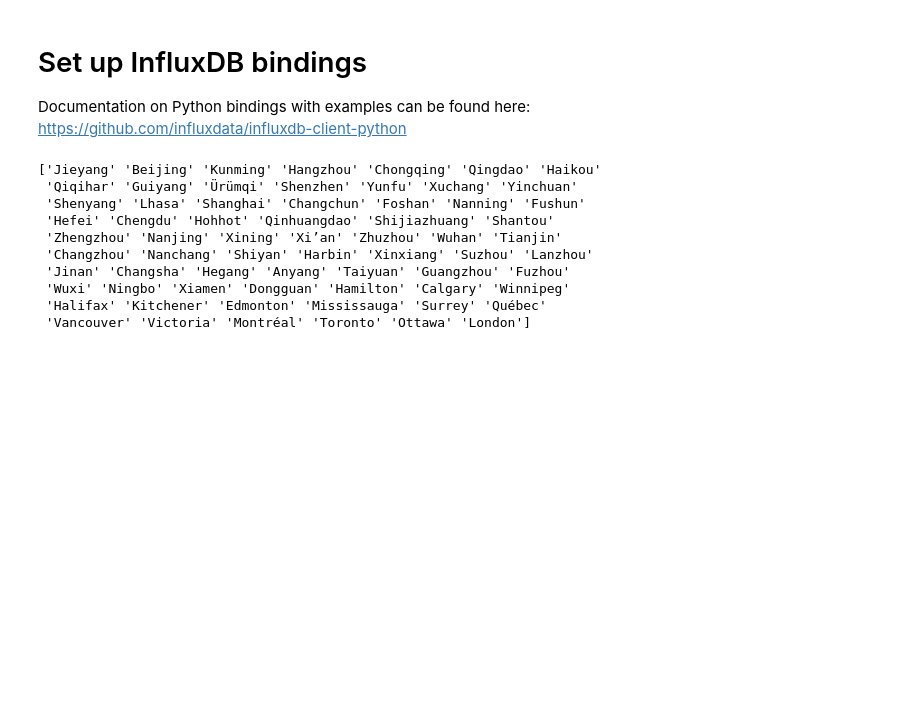
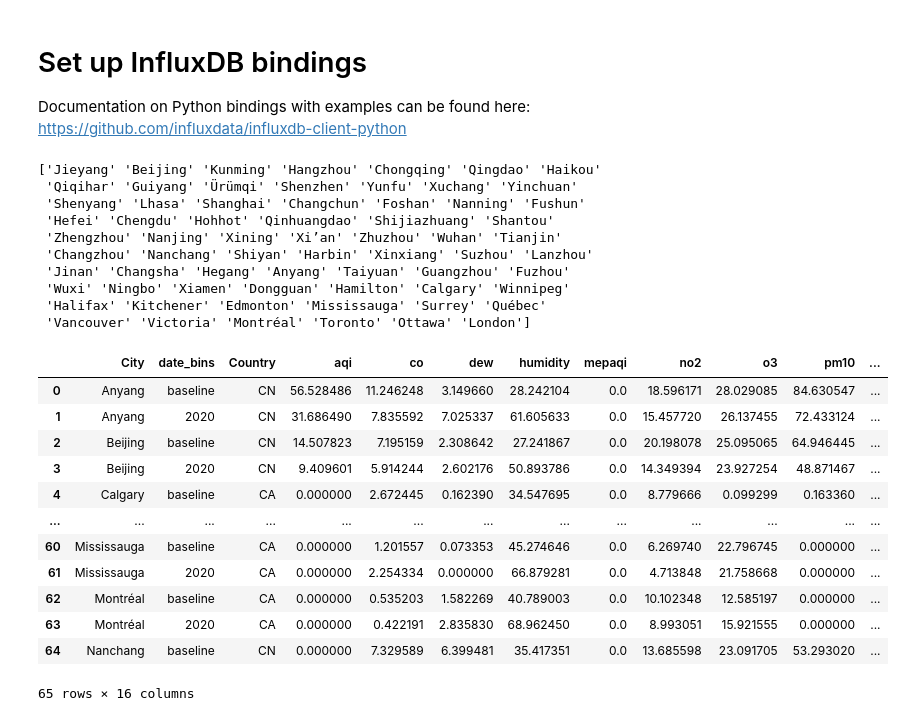
Before and after one commit to AntonBiryukovUofC/air_quality_check, a Jupyter notebook: notebooks/airq_influx.ipynb, the cells around one changed output. Saved outputs shown, nothing was run; the diff lists cells and outputs as text; code cells hidden in the pictures; blank space fills up the shorter version.

```diff
--- a/notebooks/airq_influx.ipynb
+++ b/notebooks/airq_influx.ipynb
@@ -28,6 +28,9 @@ write_api = influx.write_api(write_options=SYNCHRONOUS)
 # %%
 df = pd.read_csv('https://raw.githubusercontent.com/AntonBiryukovUofC/air_quality_check/luis-testing/src/data/waqi-covid19-airqualitydata-filtered.csv',
                  parse_dates = ['Date']).set_index('Date')
+df['year'] = pd.DatetimeIndex(df.index).year
+df['month'] = pd.DatetimeIndex(df.index).month
+df['DOY'] = pd.DatetimeIndex(df.index).dayofyear
 # %%
 print(df['City'].unique())
 # %% [output]
@@ -41,3 +44,41 @@ print(df['City'].unique())
  'Wuxi' 'Ningbo' 'Xiamen' 'Dongguan' 'Hamilton' 'Calgary' 'Winnipeg'
  'Halifax' 'Kitchener' 'Edmonton' 'Mississauga' 'Surrey' 'Québec'
  'Vancouver' 'Victoria' 'Montréal' 'Toronto' 'Ottawa' 'London']
+# %%
+bins = [2014, 2019, 2020]
+labels = ['baseline', '2020']
+date_bins = pd.cut(df['year'], bins=bins, labels=labels, include_lowest=True)
+
+annual_stats = df.fillna(0).groupby(['City', date_bins]).agg(
+                            {'Country': ['first'],
+                             'aqi': ['mean'],
+                             'co': ['mean'],
+                             'dew': ['mean'],
+                             'humidity': ['mean'],
+                             'mepaqi': ['mean'],
+                             'no2': ['mean'],
+                             'o3': ['mean'],
+                             'pm10': ['mean'],
+                             'pm25': ['mean'],
+                             'precipitation': ['mean'],
+                             'pressure': ['mean'],
+                             'so2': ['mean'],
+                             'temperature': ['mean'],
+                            }
+    ).reset_index()
+annual_stats.columns = ['City', 'date_bins','Country', 'aqi', 'co', 'dew', 'humidity', 'mepaqi', 'no2', 'o3', 'pm10', 'pm25', 'preciptation', 'pressure', 'so2', 'temperature']
+annual_stats.head(65)
+# %% [output]
+|  | City | date_bins | Country | aqi | co | dew | humidity | mepaqi | no2 | o3 | pm10 | ... |
+| 0 | Anyang | baseline | CN | 56.528486 | 11.246248 | 3.149660 | 28.242104 | 0.0 | 18.596171 | 28.029085 | 84.630547 | ... |
+| 1 | Anyang | 2020 | CN | 31.686490 | 7.835592 | 7.025337 | 61.605633 | 0.0 | 15.457720 | 26.137455 | 72.433124 | ... |
+| 2 | Beijing | baseline | CN | 14.507823 | 7.195159 | 2.308642 | 27.241867 | 0.0 | 20.198078 | 25.095065 | 64.946445 | ... |
+| 3 | Beijing | 2020 | CN | 9.409601 | 5.914244 | 2.602176 | 50.893786 | 0.0 | 14.349394 | 23.927254 | 48.871467 | ... |
+| 4 | Calgary | baseline | CA | 0.000000 | 2.672445 | 0.162390 | 34.547695 | 0.0 | 8.779666 | 0.099299 | 0.163360 | ... |
+| ... | ... | ... | ... | ... | ... | ... | ... | ... | ... | ... | ... | ... |
+| 60 | Mississauga | baseline | CA | 0.000000 | 1.201557 | 0.073353 | 45.274646 | 0.0 | 6.269740 | 22.796745 | 0.000000 | ... |
+| 61 | Mississauga | 2020 | CA | 0.000000 | 2.254334 | 0.000000 | 66.879281 | 0.0 | 4.713848 | 21.758668 | 0.000000 | ... |
+| 62 | Montréal | baseline | CA | 0.000000 | 0.535203 | 1.582269 | 40.789003 | 0.0 | 10.102348 | 12.585197 | 0.000000 | ... |
+| 63 | Montréal | 2020 | CA | 0.000000 | 0.422191 | 2.835830 | 68.962450 | 0.0 | 8.993051 | 15.921555 | 0.000000 | ... |
+| 64 | Nanchang | baseline | CN | 0.000000 | 7.329589 | 6.399481 | 35.417351 | 0.0 | 13.685598 | 23.091705 | 53.293020 | ... |
+65 rows × 16 columns
```
Also changed, not shown: parts of 11 cells of this notebook, 4 other files.
